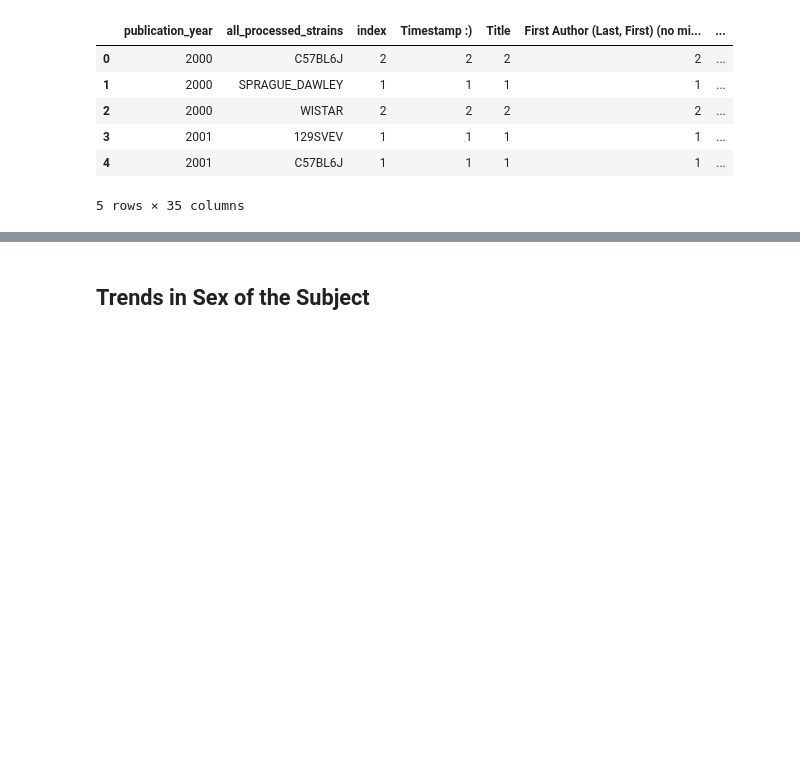
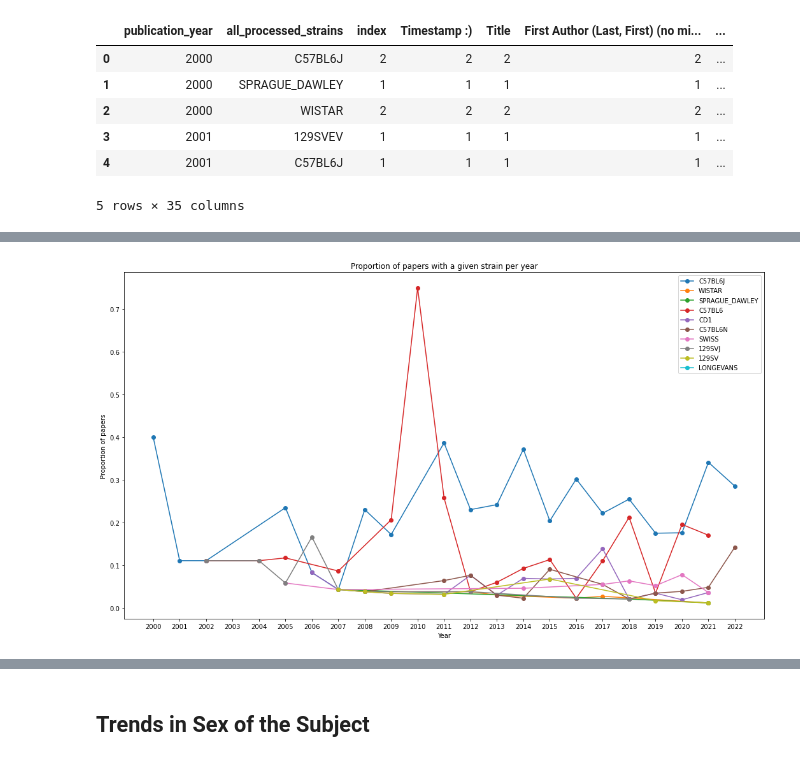
Before and after one commit to padillacoreanolab/literature_review_processing, a Jupyter notebook: results/2022_06_17_literature_review_processing/literature_review_survey_processing.ipynb, the cells around one changed output, grey strips where cells are left out. Drawn from its saved outputs; the diff is of its cells as text; code cells hidden in the pictures; blank space fills up the shorter version.

Commit message:
nb: Creating a plot for mice and rats

```diff
--- a/results/2022_06_17_literature_review_processing/literature_review_survey_processing.ipynb
+++ b/results/2022_06_17_literature_review_processing/literature_review_survey_processing.ipynb
@@ -548,5 +548,10 @@ most_common_strains
+# %%
+mice_all_processed_strains_df = all_processed_strains_df[all_processed_strains_df["mice_used"] == "1"]
+rats_all_processed_strains_df = all_processed_strains_df[all_processed_strains_df["rats_used"] == "1"]
 # %%
 strain_year_count = all_processed_strains_df.groupby(['publication_year','all_processed_strains'], as_index=False).count()
+mice_strain_year_count = mice_all_processed_strains_df.groupby(['publication_year','all_processed_strains'], as_index=False).count()
+rats_strain_year_count = rats_all_processed_strains_df.groupby(['publication_year','all_processed_strains'], as_index=False).count()
 # %%
 strain_year_count.head()
 # %% [output]
@@ -610,0 +585,4 @@ strain_year_count.head()
+# %%
+strain_year_count["proportion_of_papers"] = strain_year_count.apply(lambda x: x["index"] / year_to_number_of_paper_dict[x["publication_year"]], axis=1)
+mice_strain_year_count["proportion_of_papers"] = mice_strain_year_count.apply(lambda x: x["index"] / year_to_number_of_paper_dict[x["publication_year"]], axis=1)
+rats_strain_year_count["proportion_of_papers"] = rats_strain_year_count.apply(lambda x: x["index"] / year_to_number_of_paper_dict[x["publication_year"]], axis=1)
@@ -674,0 +645,14 @@ plt.savefig("./proc/plots/year_vs_strain.png")
+# %%
+fig, ax = plt.subplots()
+for strain in most_common_strains:
+    strain_df = mice_strain_year_count[mice_strain_year_count["all_processed_strains"] == strain]
+
+    ax.plot(strain_df["publication_year"], strain_df["proportion_of_papers"], '-o', label=strain)
+plt.legend()
+plt.xticks(strain_year_count["publication_year"].unique())
+plt.title("Proportion of papers with a given strain per year")
+plt.xlabel("Year")
+plt.ylabel("Proportion of papers")
+plt.savefig("./proc/plots/year_vs_strain.png")
+# %% [output]
+[figure, added]
```
Also changed, not shown: parts of 106 cells of this notebook.
